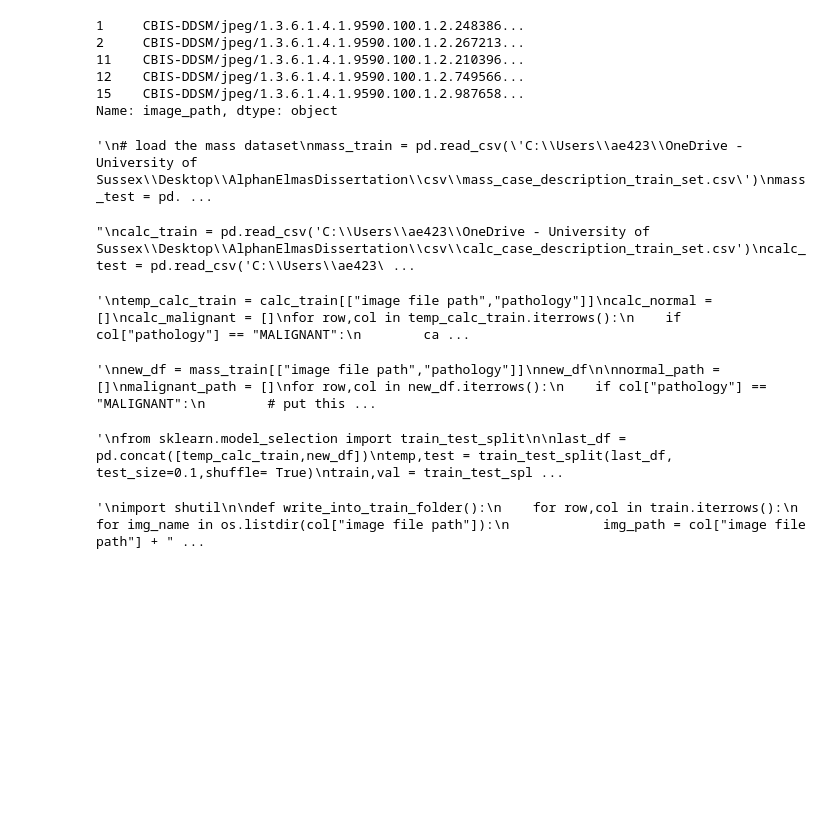
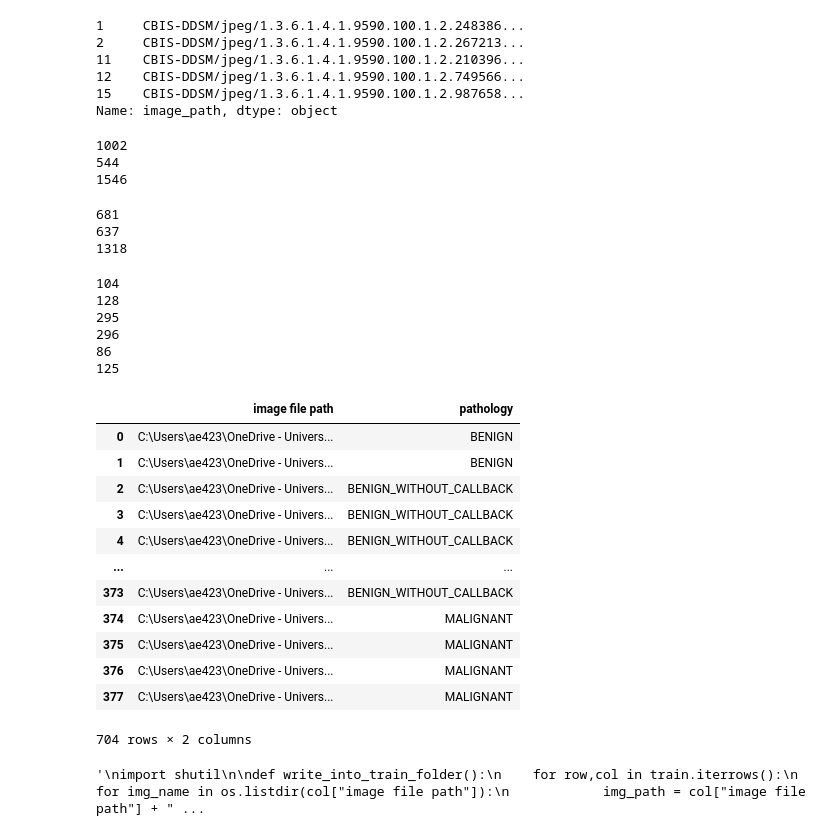
Before and after one commit to Alphan26/BreastCancerClassification, a Jupyter notebook: Alphan_Elmas_Dissertation (1) (1).ipynb, the cells around one changed output. Saved outputs shown, nothing was run; the diff lists cells and outputs as text; code cells hidden in the pictures; blank space fills up the shorter version.

```diff
--- a/Alphan_Elmas_Dissertation (1) (1).ipynb
+++ b/Alphan_Elmas_Dissertation (1) (1).ipynb
@@ -63,7 +63,6 @@ full_mammogram_images.head()
 15    CBIS-DDSM/jpeg/1.3.6.1.4.1.9590.100.1.2.987658...
 Name: image_path, dtype: object
 # %%
-"""
 # load the mass dataset
 mass_train = pd.read_csv('C:\\Users\\ae423\\OneDrive - University of Sussex\\Desktop\\AlphanElmasDissertation\\csv\\mass_case_description_train_set.csv')
 mass_test = pd.read_csv('C:\\Users\\ae423\\OneDrive - University of Sussex\\Desktop\\AlphanElmasDissertation\\csv\\mass_case_description_test_set.csv')
@@ -82,20 +81,14 @@ def fix_image_path(data):
 # apply to datasets
 fix_image_path(mass_train)
 fix_image_path(mass_test)
-"""
-# %% [output]
-'\n# load the mass dataset\nmass_train = pd.read_csv(\'C:\\Users\\ae423\\OneDrive - University of Sussex\\Desktop\\AlphanElmasDissertation\\csv\\mass_case_description_train_set.csv\')\nmass_test = pd. ...
 # %%
-"""
+
 calc_train = pd.read_csv('C:\\Users\\ae423\\OneDrive - University of Sussex\\Desktop\\AlphanElmasDissertation\\csv\\calc_case_description_train_set.csv')
 calc_test = pd.read_csv('C:\\Users\\ae423\\OneDrive - University of Sussex\\Desktop\\AlphanElmasDissertation\\csv\\calc_case_description_test_set.csv')
 
 fix_image_path(calc_train)
-"""
+fix_image_path(calc_test)
-# %% [output]
-"\ncalc_train = pd.read_csv('C:\\Users\\ae423\\OneDrive - University of Sussex\\Desktop\\AlphanElmasDissertation\\csv\\calc_case_description_train_set.csv')\ncalc_test = pd.read_csv('C:\\Users\\ae423\ ...
 # %%
-"""
 temp_calc_train = calc_train[["image file path","pathology"]]
 calc_normal = []
 calc_malignant = []
@@ -108,13 +101,12 @@ for row,col in temp_calc_train.iterrows():
 print(len(calc_normal))
 print(len(calc_malignant))
 print(len(temp_calc_train))
-"""
 # %% [output]
-'\ntemp_calc_train = calc_train[["image file path","pathology"]]\ncalc_normal = []\ncalc_malignant = []\nfor row,col in temp_calc_train.iterrows():\n    if col["pathology"] == "MALIGNANT":\n        ca ...
+1002
+544
+1546
 # %%
-"""
 new_df = mass_train[["image file path","pathology"]]
-new_df
 
 normal_path = []
 malignant_path = []
@@ -128,23 +120,59 @@ for row,col in new_df.iterrows():
 print(len(normal_path))
 print(len(malignant_path))
 print(len(new_df))
-"""
 # %% [output]
-'\nnew_df = mass_train[["image file path","pathology"]]\nnew_df\n\nnormal_path = []\nmalignant_path = []\nfor row,col in new_df.iterrows():\n    if col["pathology"] == "MALIGNANT":\n        # put this ...
+681
+637
+1318
+# %%
+path = "C:\\Users\\ae423\\OneDrive - University of Sussex\\Desktop\\AlphanElmasDissertation\\"
+print(len(os.listdir(os.path.join(path,"cbis-test\\malignant"))))
+print(len(os.listdir(os.path.join(path,"cbis-test\\normal"))))
+print(len(os.listdir(os.path.join(path,"cbis-train\\malignant"))))
+print(len(os.listdir(os.path.join(path,"cbis-train\\normal"))))
+print(len(os.listdir(os.path.join(path,"cbis-val\\malignant"))))
+print(len(os.listdir(os.path.join(path,"cbis-val\\normal"))))
+# %% [output]
+104
+128
+295
+296
+86
+125
 # %%
 """
 from sklearn.model_selection import train_test_split
 
-last_df = pd.concat([temp_calc_train,new_df])
+
 temp,test = train_test_split(last_df, test_size=0.1,shuffle= True)
 train,val = train_test_split(temp, test_size=0.1,shuffle= True)
 
 print(len(train))
 print(len(val))
 print(len(test))
 """
+last_df = pd.concat([temp_calc_train,new_df])
+calc_test = calc_test[["image file path","pathology"]]
+mass_test = mass_test[["image file path","pathology"]]
+new_test = pd.concat([calc_test,mass_test])
+
+train = last_df[:2160]
+val = last_df[2160:]
+test = new_test
 # %% [output]
+|  | image file path | pathology |
+| 0 | C:\Users\ae423\OneDrive - Univers... | BENIGN |
+| 1 | C:\Users\ae423\OneDrive - Univers... | BENIGN |
+| 2 | C:\Users\ae423\OneDrive - Univers... | BENIGN_WITHOUT_CALLBACK |
+| 3 | C:\Users\ae423\OneDrive - Univers... | BENIGN_WITHOUT_CALLBACK |
+| 4 | C:\Users\ae423\OneDrive - Univers... | BENIGN_WITHOUT_CALLBACK |
+| ... | ... | ... |
+| 373 | C:\Users\ae423\OneDrive - Univers... | BENIGN_WITHOUT_CALLBACK |
+| 374 | C:\Users\ae423\OneDrive - Univers... | MALIGNANT |
+| 375 | C:\Users\ae423\OneDrive - Univers... | MALIGNANT |
+| 376 | C:\Users\ae423\OneDrive - Univers... | MALIGNANT |
+| 377 | C:\Users\ae423\OneDrive - Univers... | MALIGNANT |
-'\nfrom sklearn.model_selection import train_test_split\n\nlast_df = pd.concat([temp_calc_train,new_df])\ntemp,test = train_test_split(last_df, test_size=0.1,shuffle= True)\ntrain,val = train_test_spl ...
+704 rows × 2 columns
 # %%
 """
 import shutil
```
Also changed, not shown: parts of 10 cells of this notebook.
